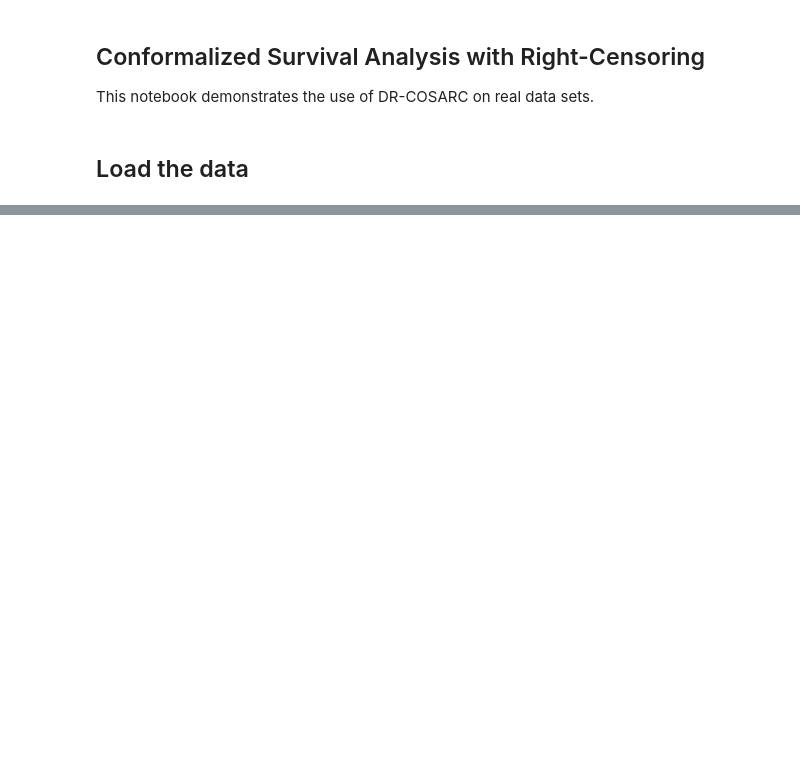
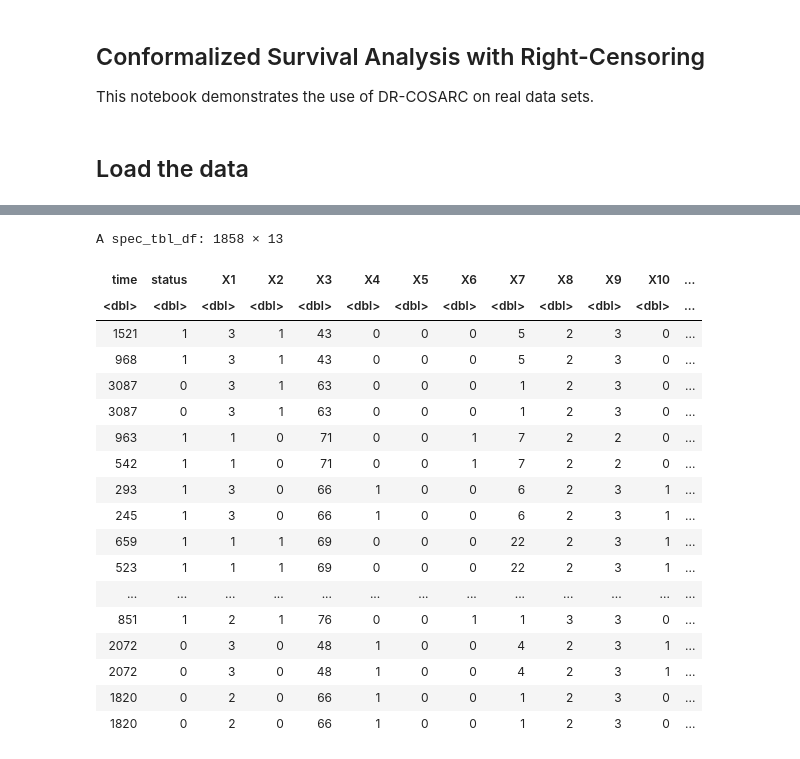
Before and after one commit to msesia/conformal_survival, a Jupyter notebook: code/experiments/data_cleaning.ipynb, the cells around one changed output, grey strips where cells are left out. Cells and saved outputs as stored; diff of their text form; code cells hidden in the pictures; blank space fills up the shorter version.

```diff
--- a/code/experiments/data_cleaning.ipynb
+++ b/code/experiments/data_cleaning.ipynb
@@ -35,0 +34,23 @@ Processing GBSG2...
+# %%
+data <- load_csv("COLON")
+data
+# %% [output]
+A spec_tbl_df: 1858 × 13
+| time | status | X1 | X2 | X3 | X4 | X5 | X6 | X7 | X8 | X9 | X10 | ... |
+| <dbl> | <dbl> | <dbl> | <dbl> | <dbl> | <dbl> | <dbl> | <dbl> | <dbl> | <dbl> | <dbl> | <dbl> | ... |
+| 1521 | 1 | 3 | 1 | 43 | 0 | 0 | 0 | 5 | 2 | 3 | 0 | ... |
+| 968 | 1 | 3 | 1 | 43 | 0 | 0 | 0 | 5 | 2 | 3 | 0 | ... |
+| 3087 | 0 | 3 | 1 | 63 | 0 | 0 | 0 | 1 | 2 | 3 | 0 | ... |
+| 3087 | 0 | 3 | 1 | 63 | 0 | 0 | 0 | 1 | 2 | 3 | 0 | ... |
+| 963 | 1 | 1 | 0 | 71 | 0 | 0 | 1 | 7 | 2 | 2 | 0 | ... |
+| 542 | 1 | 1 | 0 | 71 | 0 | 0 | 1 | 7 | 2 | 2 | 0 | ... |
+| 293 | 1 | 3 | 0 | 66 | 1 | 0 | 0 | 6 | 2 | 3 | 1 | ... |
+| 245 | 1 | 3 | 0 | 66 | 1 | 0 | 0 | 6 | 2 | 3 | 1 | ... |
+| 659 | 1 | 1 | 1 | 69 | 0 | 0 | 0 | 22 | 2 | 3 | 1 | ... |
+| 523 | 1 | 1 | 1 | 69 | 0 | 0 | 0 | 22 | 2 | 3 | 1 | ... |
+| ... | ... | ... | ... | ... | ... | ... | ... | ... | ... | ... | ... | ... |
+| 851 | 1 | 2 | 1 | 76 | 0 | 0 | 1 | 1 | 3 | 3 | 0 | ... |
+| 2072 | 0 | 3 | 0 | 48 | 1 | 0 | 0 | 4 | 2 | 3 | 1 | ... |
+| 2072 | 0 | 3 | 0 | 48 | 1 | 0 | 0 | 4 | 2 | 3 | 1 | ... |
+| 1820 | 0 | 2 | 0 | 66 | 1 | 0 | 0 | 1 | 2 | 3 | 0 | ... |
+| 1820 | 0 | 2 | 0 | 66 | 1 | 0 | 0 | 1 | 2 | 3 | 0 | ... |
```
Also changed, not shown: parts of 2 cells of this notebook, 4 other files.
